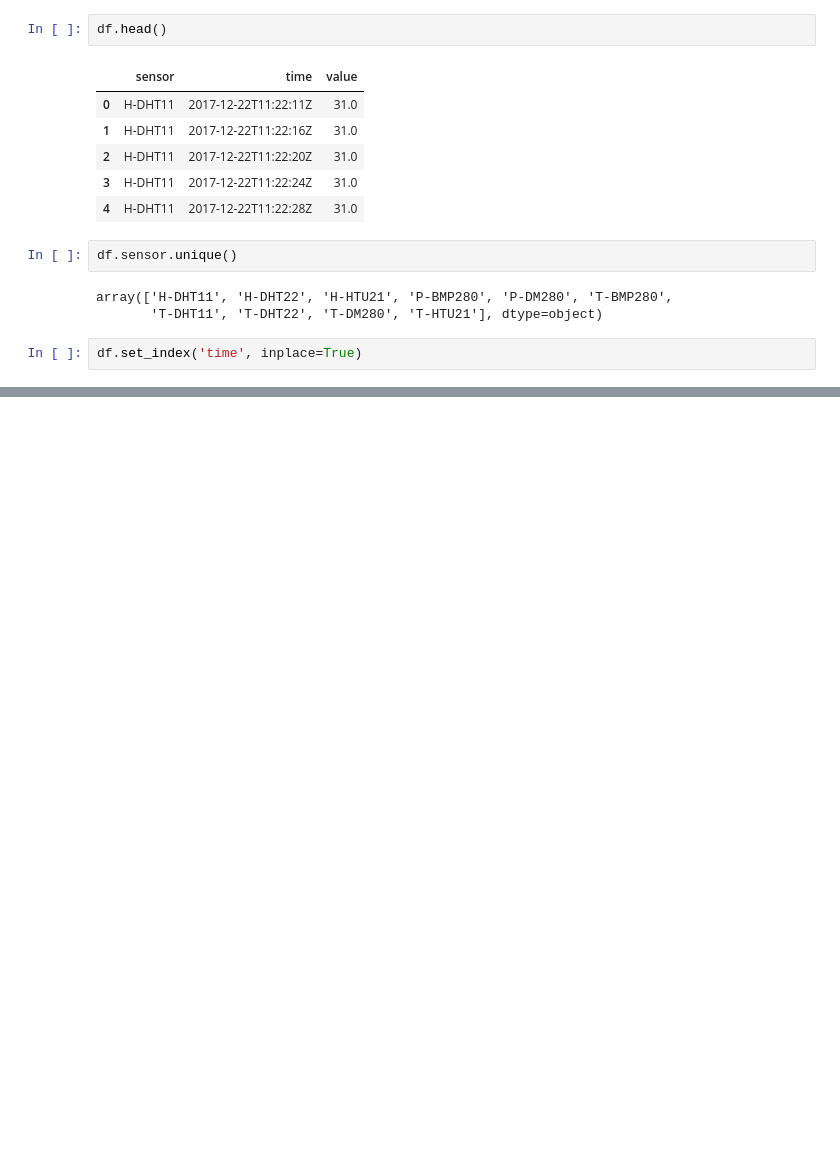
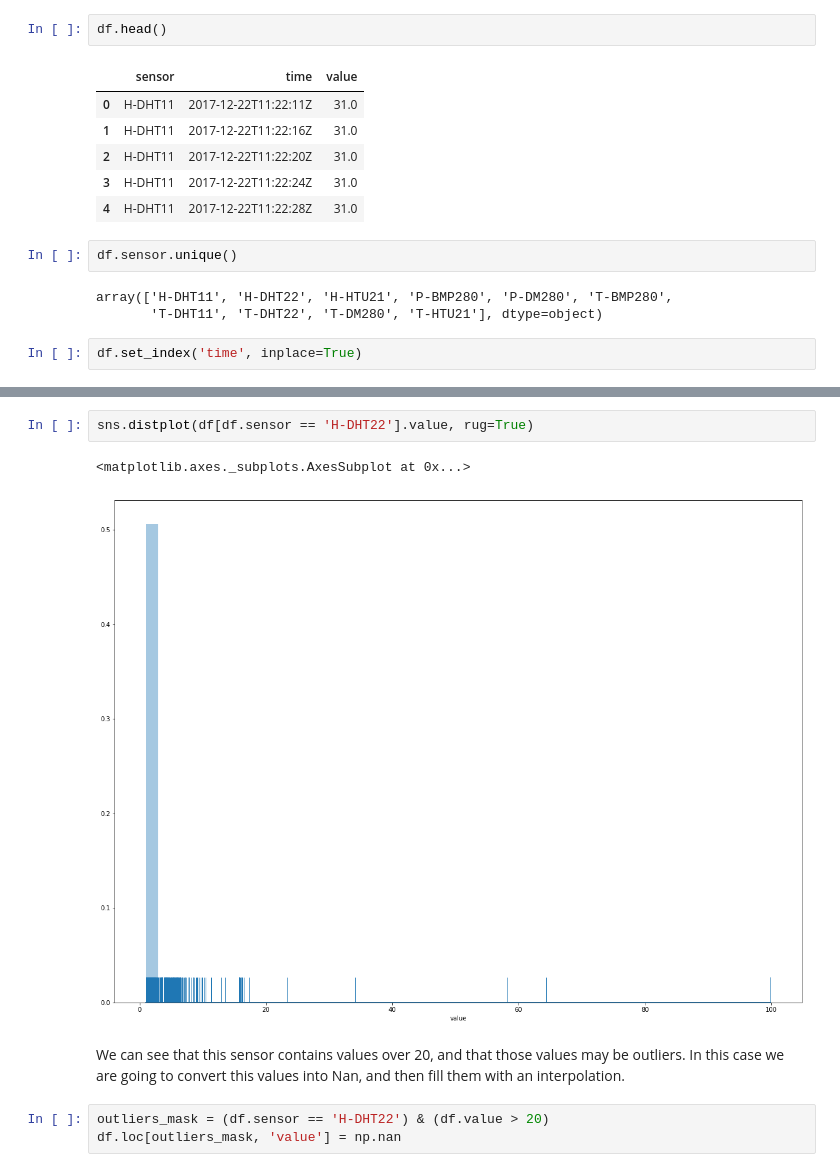
Before and after one commit to mrg20/laboratory-data-science-subject, a Jupyter notebook: notebooks/Measures analysis.ipynb, the cells around one changed output, grey strips where cells are left out. Cells and saved outputs as stored; diff of their text form; blank space fills up the shorter version.

```diff
--- a/notebooks/Measures analysis.ipynb
+++ b/notebooks/Measures analysis.ipynb
@@ -55,0 +120,10 @@ df.set_index('time', inplace=True)
+# %%
+sns.distplot(df[df.sensor == 'H-DHT22'].value, rug=True)
+# %% [output]
+<matplotlib.axes._subplots.AxesSubplot at 0x...>
+[figure, added]
+# %% [markdown]
+We can see that this sensor contains values over 20, and that those values may be outliers. In this case we are going to convert this values into Nan, and then fill them with an interpolation.
+# %%
+outliers_mask = (df.sensor == 'H-DHT22') & (df.value > 20)
+df.loc[outliers_mask, 'value'] = np.nan
```
Also changed, not shown: parts of 26 cells of this notebook.
